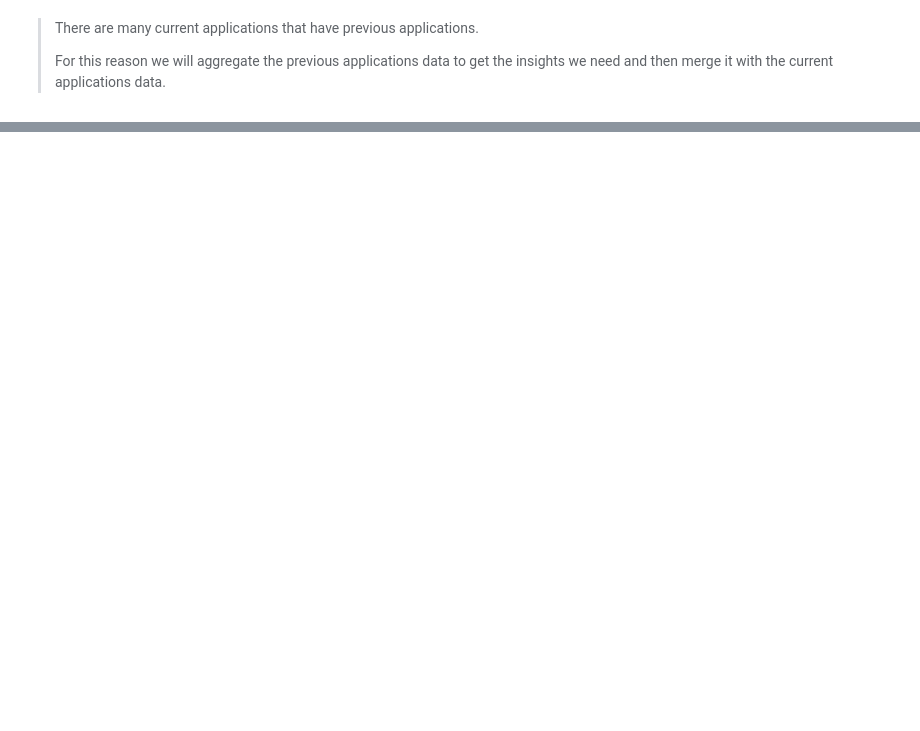
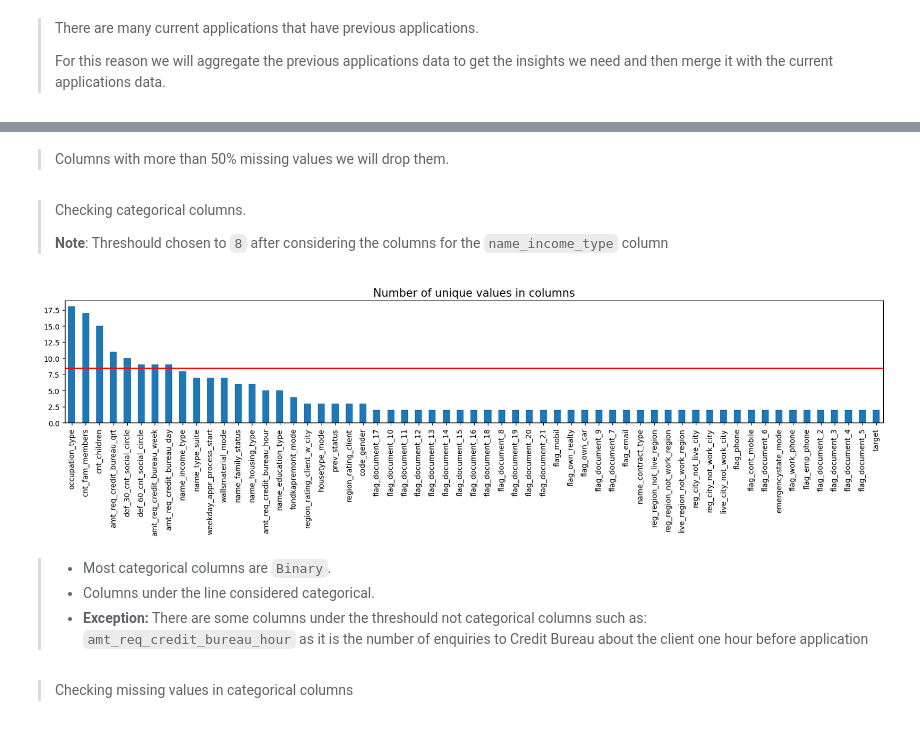
Before and after one commit to mo7amed7assan1911/Loan_Default_Study, a Jupyter notebook: Loan_Default_Study.ipynb, the cells around one changed output, grey strips where cells are left out. Saved outputs shown, nothing was run; the diff lists cells and outputs as text; code cells hidden in the pictures; blank space fills up the shorter version.

```diff
--- a/Loan_Default_Study.ipynb
+++ b/Loan_Default_Study.ipynb
@@ -213,0 +265,20 @@ curr_df.select_dtypes(np.number).describe()
+# %% [markdown]
+> Columns with more than 50% missing values we will drop them.
+# %% [markdown]
+> Checking categorical columns.
+>
+> **Note**: Threshould chosen to `8` after considering the columns for the `name_income_type` column
+# %%
+threshould = 8.5
+suggested_categorical_columns = df.loc[:, (df.nunique() < 24)].nunique().sort_values(ascending=False)
+
+suggested_categorical_columns.plot(kind='bar', figsize=(20, 3));
+plt.axhline(threshould, c='r', linewidth=2);
+plt.title('Number of unique values in columns', fontsize=15);
+# %% [output]
+[figure, added]
+# %% [markdown]
+> * Most categorical columns are `Binary`.
+> * Columns under the line considered categorical.
+> * **Exception:** There are some columns under the threshould not categorical columns such as:\
+`amt_req_credit_bureau_hour` as it is the number of enquiries to Credit Bureau about the client one hour before application
@@ -213,0 +289,2 @@ curr_df.select_dtypes(np.number).describe()
+# %% [markdown]
+> Checking missing values in categorical columns
```
Also changed, not shown: parts of 55 cells of this notebook.
